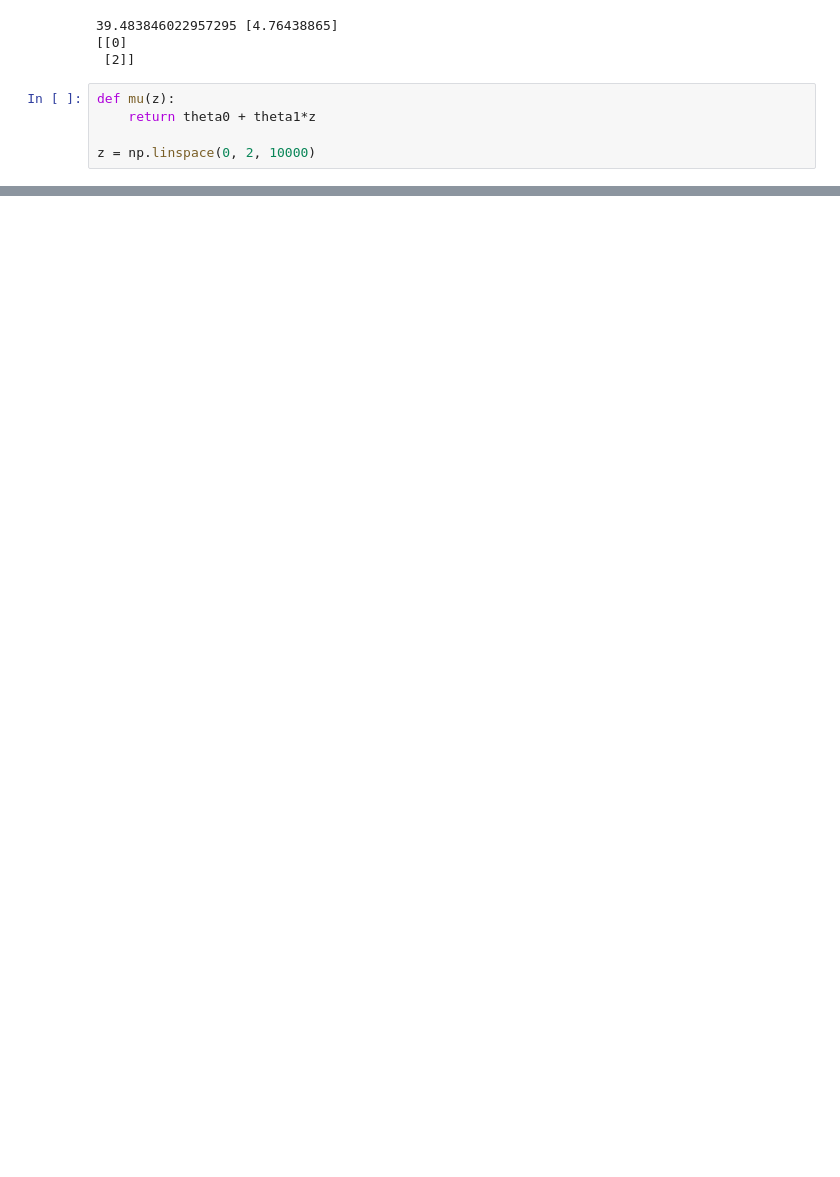
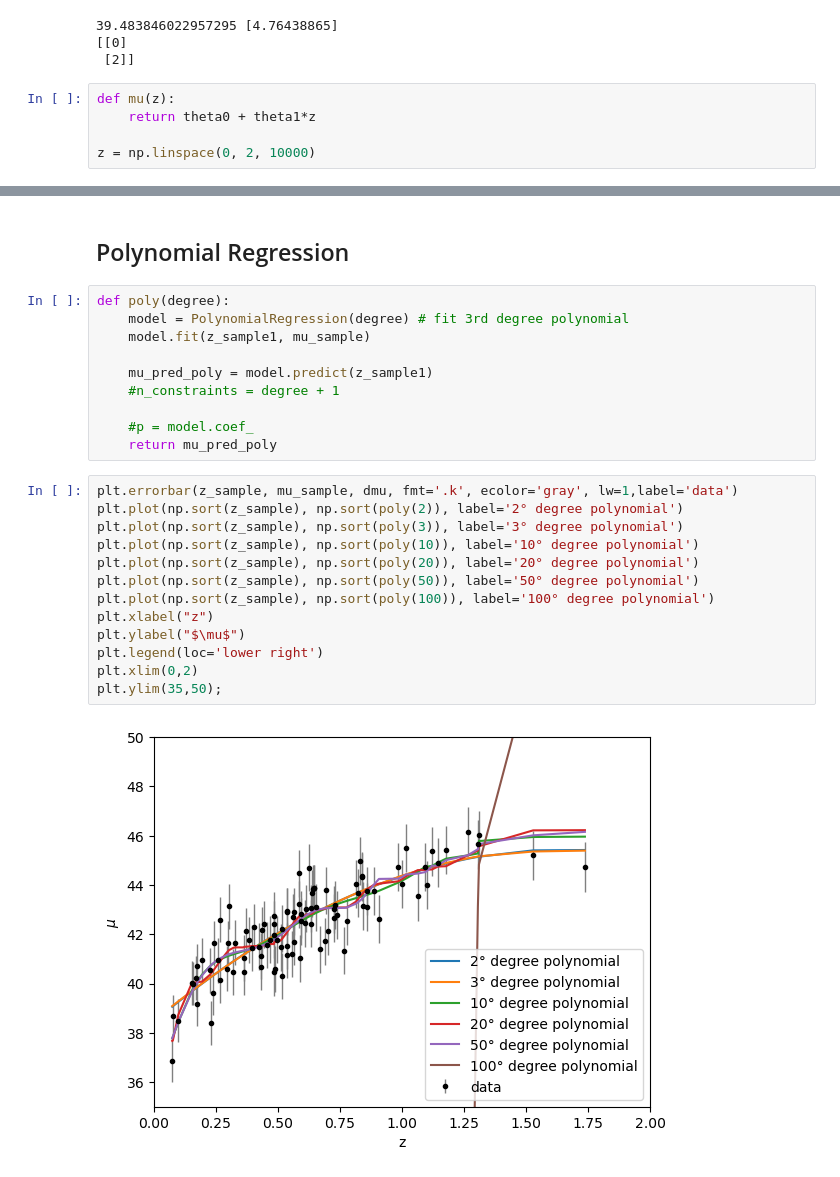
Before and after one commit to SimoneRestuccia/astrostatistics_bicocca_2024, a Jupyter notebook: working/L_17_01.ipynb, the cells around one changed output, grey strips where cells are left out. Drawn from its saved outputs; the diff is of its cells as text; blank space fills up the shorter version.

```diff
--- a/working/L_17_01.ipynb
+++ b/working/L_17_01.ipynb
@@ -68 +72,28 @@ plt.ylim(35,50)
 [figure]
+# %% [markdown]
+## Polynomial Regression
+# %%
+def poly(degree):
+    model = PolynomialRegression(degree) # fit 3rd degree polynomial
+    model.fit(z_sample1, mu_sample)
+
+    mu_pred_poly = model.predict(z_sample1)
+    #n_constraints = degree + 1
+
+    #p = model.coef_
+    return mu_pred_poly
+# %%
+plt.errorbar(z_sample, mu_sample, dmu, fmt='.k', ecolor='gray', lw=1,label='data')
+plt.plot(np.sort(z_sample), np.sort(poly(2)), label='2° degree polynomial')
+plt.plot(np.sort(z_sample), np.sort(poly(3)), label='3° degree polynomial')
+plt.plot(np.sort(z_sample), np.sort(poly(10)), label='10° degree polynomial')
+plt.plot(np.sort(z_sample), np.sort(poly(20)), label='20° degree polynomial')
+plt.plot(np.sort(z_sample), np.sort(poly(50)), label='50° degree polynomial')
+plt.plot(np.sort(z_sample), np.sort(poly(100)), label='100° degree polynomial')
+plt.xlabel("z")
+plt.ylabel("$\mu$")
+plt.legend(loc='lower right')
+plt.xlim(0,2)
+plt.ylim(35,50);
+# %% [output]
+[figure, added]
```
Also changed, not shown: parts of 9 cells of this notebook, 1 other file.
